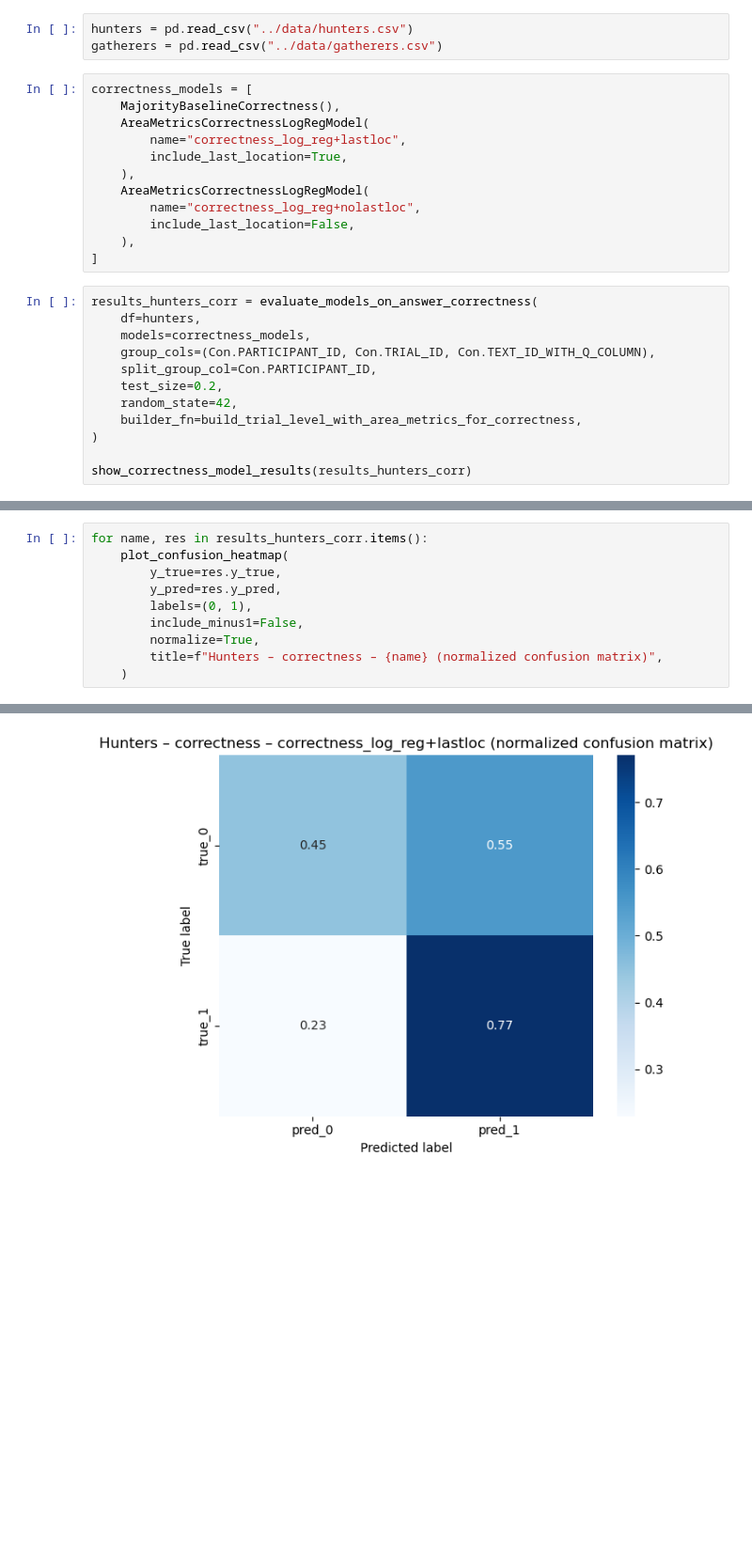
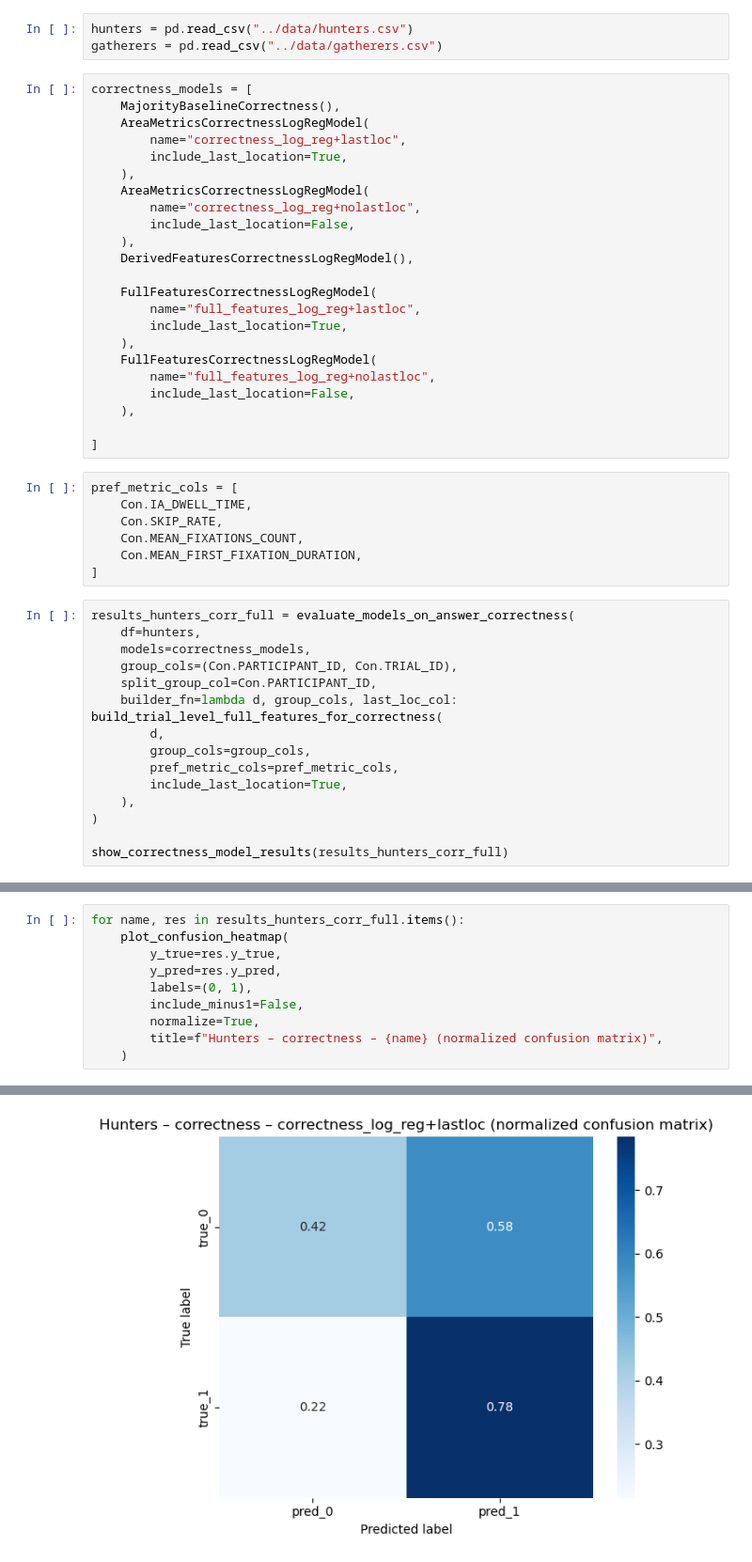
Before and after one commit to Mormorfor/QA_eyetracking, a Jupyter notebook: notebooks/answer_corr_prediction.ipynb, the cells around one changed output, grey strips where cells are left out. Shown at 94% size. Saved outputs shown, nothing was run; the diff lists cells and outputs as text; blank space fills up the shorter version.

Commit message:
correctness measures - prediction

```diff
--- a/notebooks/answer_corr_prediction.ipynb
+++ b/notebooks/answer_corr_prediction.ipynb
@@ -35,17 +40,38 @@ correctness_models = [
         name="correctness_log_reg+nolastloc",
         include_last_location=False,
     ),
+    DerivedFeaturesCorrectnessLogRegModel(),
+
+    FullFeaturesCorrectnessLogRegModel(
+        name="full_features_log_reg+lastloc",
+        include_last_location=True,
+    ),
+    FullFeaturesCorrectnessLogRegModel(
+        name="full_features_log_reg+nolastloc",
+        include_last_location=False,
+    ),
+
 ]
+# %%
+pref_metric_cols = [
+    Con.IA_DWELL_TIME,
+    Con.SKIP_RATE,
+    Con.MEAN_FIXATIONS_COUNT,
+    Con.MEAN_FIRST_FIXATION_DURATION,
+]
 # %%
-results_hunters_corr = evaluate_models_on_answer_correctness(
+results_hunters_corr_full = evaluate_models_on_answer_correctness(
     df=hunters,
     models=correctness_models,
-    group_cols=(Con.PARTICIPANT_ID, Con.TRIAL_ID, Con.TEXT_ID_WITH_Q_COLUMN),
+    group_cols=(Con.PARTICIPANT_ID, Con.TRIAL_ID),
     split_group_col=Con.PARTICIPANT_ID,
-    test_size=0.2,
-    random_state=42,
-    builder_fn=build_trial_level_with_area_metrics_for_correctness,
+    builder_fn=lambda d, group_cols, last_loc_col: build_trial_level_full_features_for_correctness(
+        d,
+        group_cols=group_cols,
+        pref_metric_cols=pref_metric_cols,
+        include_last_location=True,
+    ),
 )
 
-show_correctness_model_results(results_hunters_corr)
+show_correctness_model_results(results_hunters_corr_full)
 # %% [output]
@@ -69,13 +102,13 @@ true_1     396    1304
 # %%
-for name, res in results_hunters_corr.items():
+for name, res in results_hunters_corr_full.items():
     plot_confusion_heatmap(
         y_true=res.y_true,
         y_pred=res.y_pred,
         labels=(0, 1),
         include_minus1=False,
         normalize=True,
         title=f"Hunters – correctness – {name} (normalized confusion matrix)",
     )
 # %% [output]
 [figure]
-[figure, old version]
+[figure, new version]
```
Also changed, not shown: parts of 8 cells of this notebook, 3 other files.
